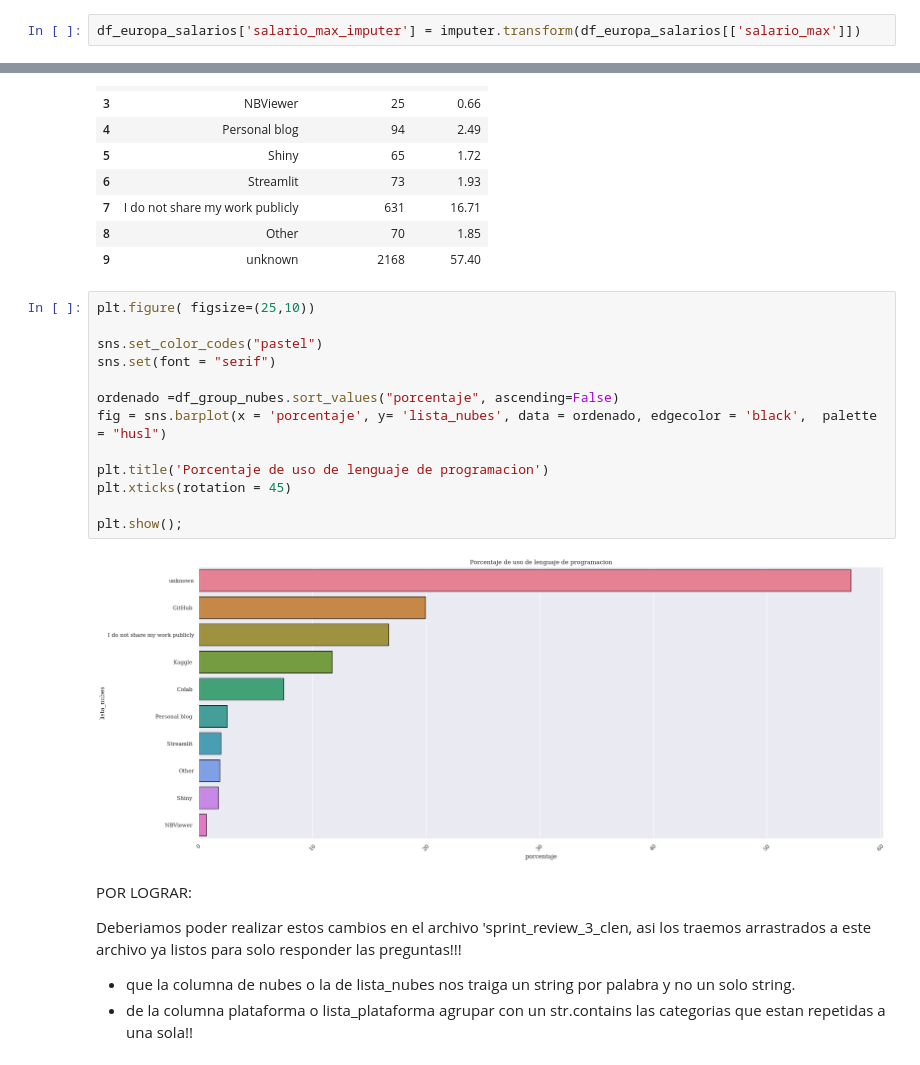
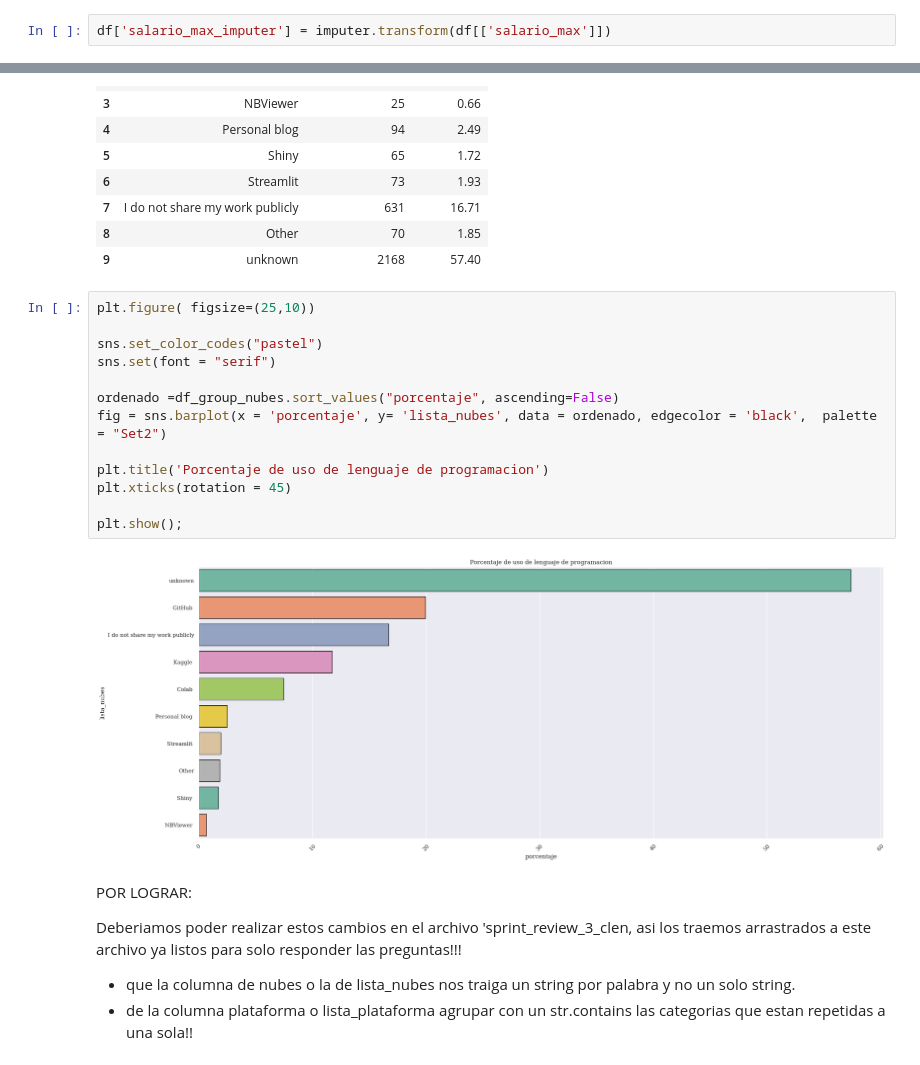
Before and after one commit to Adalab/project-DA-promo-c-modulo-2-team-5, a Jupyter notebook: sprint3_proyecto_modulo2.ipynb, the cells around one changed output, grey strips where cells are left out. Drawn from its saved outputs; the diff is of its cells as text.

```diff
--- a/sprint3_proyecto_modulo2.ipynb
+++ b/sprint3_proyecto_modulo2.ipynb
@@ -305,4 +350,4 @@ imputer = SimpleImputer(strategy='median', missing_values=np.nan)# Reemplazamos
 # %%
 imputer = imputer.fit(df[['salario_max']])
 # %%
-df_europa_salarios['salario_max_imputer'] = imputer.transform(df_europa_salarios[['salario_max']])
+df['salario_max_imputer'] = imputer.transform(df[['salario_max']])
@@ -468,18 +582,18 @@ df_group_nubes
 # %%
 plt.figure( figsize=(25,10))
 
 sns.set_color_codes("pastel")
 sns.set(font = "serif")
 
 ordenado =df_group_nubes.sort_values("porcentaje", ascending=False)
-fig = sns.barplot(x = 'porcentaje', y= 'lista_nubes', data = ordenado, edgecolor = 'black',  palette = "husl")
+fig = sns.barplot(x = 'porcentaje', y= 'lista_nubes', data = ordenado, edgecolor = 'black',  palette = "Set2")
 
 plt.title('Porcentaje de uso de lenguaje de programacion')
 plt.xticks(rotation = 45)
 
 plt.show();
 # %% [output]
-[figure, old version]
+[figure, new version]
 # %% [markdown]
 POR LOGRAR:
 
```
Also changed, not shown: parts of 36 cells of this notebook.
